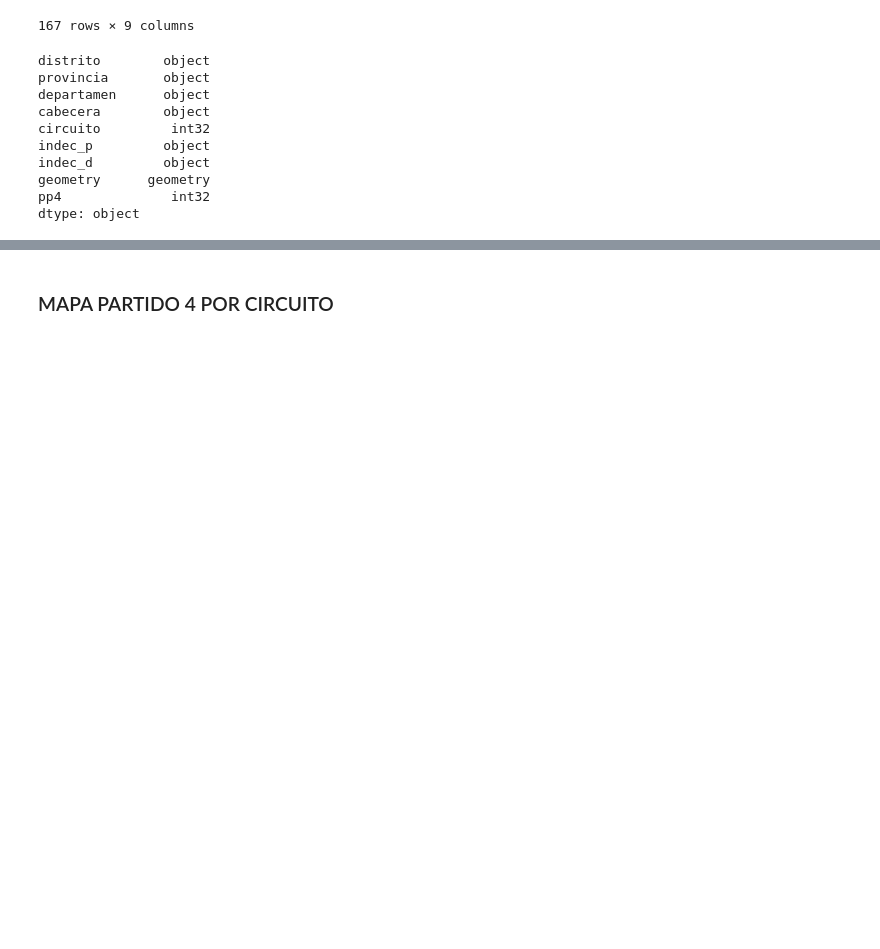
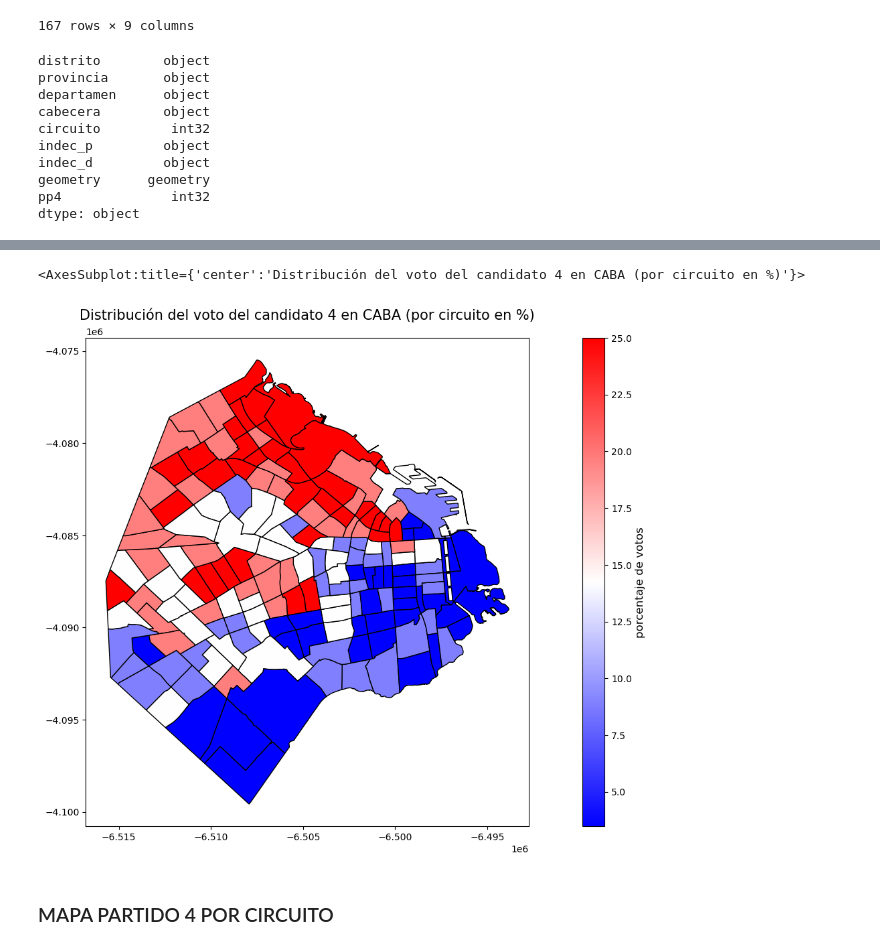
Before and after one commit to JocMB/MET4OP---Trabajo-Final, a Jupyter notebook: mapas_partidosxcircuito.ipynb, the cells around one changed output, grey strips where cells are left out. Cells and saved outputs as stored; diff of their text form; code cells hidden in the pictures; blank space fills up the shorter version.

```diff
--- a/mapas_partidosxcircuito.ipynb
+++ b/mapas_partidosxcircuito.ipynb
@@ -674,3 +798,18 @@ dtype: object
+# %%
+fig, ax = plt.subplots(figsize=(10, 10))
+ax.set_title('Distribución del voto del candidato 4 en CABA (por circuito en %)', pad = 20,fontdict={'fontsize':15})
+from mpl_toolkits.axes_grid1 import make_axes_locatable
+min_p = min(mapa_porcentaje_pp4['Porcentaje PP4'])
+max_p = max(mapa_porcentaje_pp4['Porcentaje PP4'])
+bar = plt.cm.ScalarMappable(cmap='bwr', norm=plt.Normalize(vmin = min_p , vmax=max_p))
+divider = make_axes_locatable(ax)
+cax = divider.append_axes("right", size="5%", pad=0.8)
+cbar = fig.colorbar(bar, cax=cax)
+cbar.set_label('porcentaje de votos', fontsize = 12)
+mapa_porcentaje_pp4.plot(column='Porcentaje PP4', scheme='quantiles', figsize=(10, 10), ax=ax, cax=cax, edgecolor="k", cmap='bwr')
+# %% [output]
+<AxesSubplot:title={'center':'Distribución del voto del candidato 4 en CABA (por circuito en %)'}>
+[figure, added]
 # %% [markdown]
 ### MAPA PARTIDO 4 POR CIRCUITO
 # %%
```
Also changed, not shown: parts of 21 cells of this notebook.
